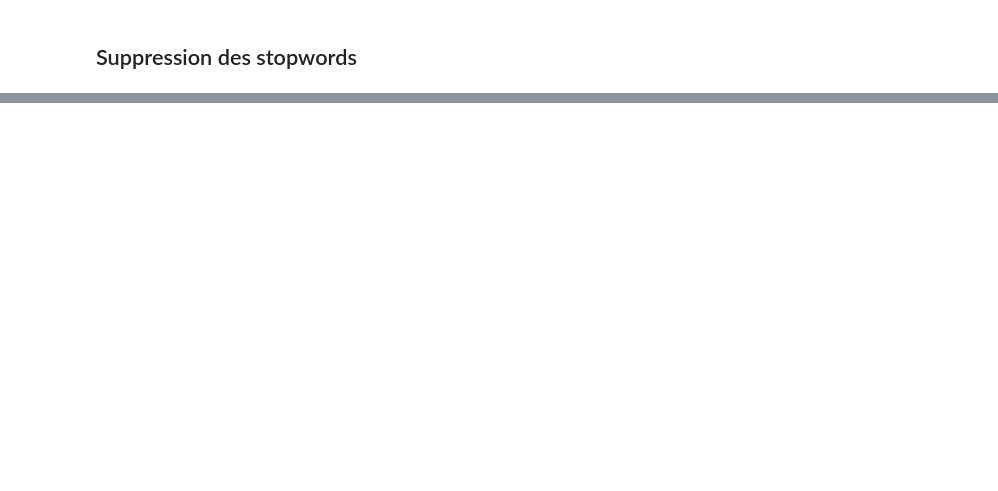
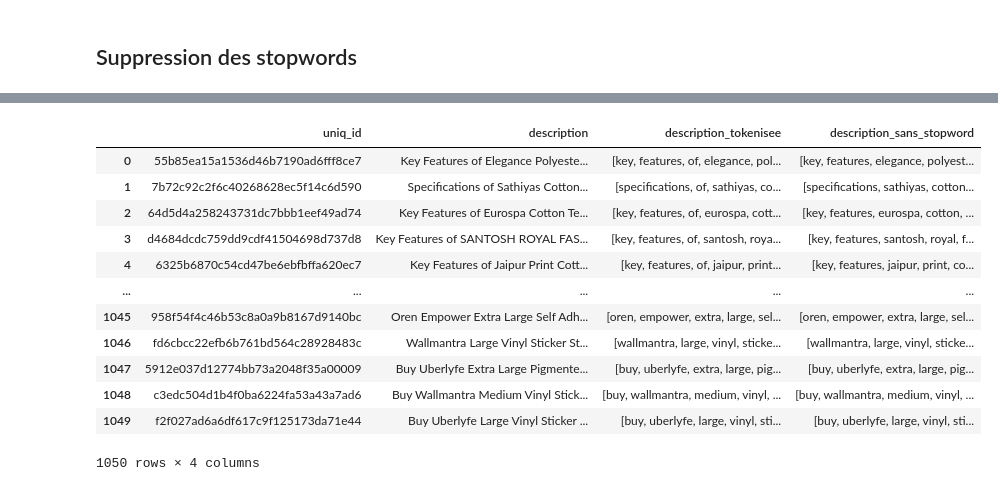
Before and after one commit to sebastienbourgeois/oc-p6-classifier-biens-consommation, a Jupyter notebook: P6_01_notebook.ipynb, the cells around one changed output, grey strips where cells are left out. Drawn from its saved outputs; the diff is of its cells as text; code cells hidden in the pictures; blank space fills up the shorter version.

```diff
--- a/P6_01_notebook.ipynb
+++ b/P6_01_notebook.ipynb
@@ -209,4 +211,4 @@ On voit clairement que les mots de liaisons sont les plus nombreux, ils seront s
 # %%
 # Récupération des stopwords en anglais
 #nltk.download('stopwords') # une fois installé, affiche un warning
-nltk.corpus.stopwords.words('english')
+stopwords = nltk.corpus.stopwords.words('english')
@@ -230,0 +231,21 @@ nltk.corpus.stopwords.words('english')
+# %%
+descriptions["description_sans_stopword"] = ""
+for index_ligne, ligne in descriptions.iterrows():
+    description_tokenisee = ligne["description_tokenisee"]
+    descriptions.loc[index_ligne, "description_sans_stopword"] = [mot for mot in description_tokenisee if mot not in stopwords]
+# %%
+descriptions
+# %% [output]
+|  | uniq_id | description | description_tokenisee | description_sans_stopword |
+| 0 | 55b85ea15a1536d46b7190ad6fff8ce7 | Key Features of Elegance Polyeste... | [key, features, of, elegance, pol... | [key, features, elegance, polyest... |
+| 1 | 7b72c92c2f6c40268628ec5f14c6d590 | Specifications of Sathiyas Cotton... | [specifications, of, sathiyas, co... | [specifications, sathiyas, cotton... |
+| 2 | 64d5d4a258243731dc7bbb1eef49ad74 | Key Features of Eurospa Cotton Te... | [key, features, of, eurospa, cott... | [key, features, eurospa, cotton, ... |
+| 3 | d4684dcdc759dd9cdf41504698d737d8 | Key Features of SANTOSH ROYAL FAS... | [key, features, of, santosh, roya... | [key, features, santosh, royal, f... |
+| 4 | 6325b6870c54cd47be6ebfbffa620ec7 | Key Features of Jaipur Print Cott... | [key, features, of, jaipur, print... | [key, features, jaipur, print, co... |
+| ... | ... | ... | ... | ... |
+| 1045 | 958f54f4c46b53c8a0a9b8167d9140bc | Oren Empower Extra Large Self Adh... | [oren, empower, extra, large, sel... | [oren, empower, extra, large, sel... |
+| 1046 | fd6cbcc22efb6b761bd564c28928483c | Wallmantra Large Vinyl Sticker St... | [wallmantra, large, vinyl, sticke... | [wallmantra, large, vinyl, sticke... |
+| 1047 | 5912e037d12774bb73a2048f35a00009 | Buy Uberlyfe Extra Large Pigmente... | [buy, uberlyfe, extra, large, pig... | [buy, uberlyfe, extra, large, pig... |
+| 1048 | c3edc504d1b4f0ba6224fa53a43a7ad6 | Buy Wallmantra Medium Vinyl Stick... | [buy, wallmantra, medium, vinyl, ... | [buy, wallmantra, medium, vinyl, ... |
+| 1049 | f2f027ad6a6df617c9f125173da71e44 | Buy Uberlyfe Large Vinyl Sticker ... | [buy, uberlyfe, large, vinyl, sti... | [buy, uberlyfe, large, vinyl, sti... |
+1050 rows × 4 columns
```
Also changed, not shown: parts of 11 cells of this notebook.
